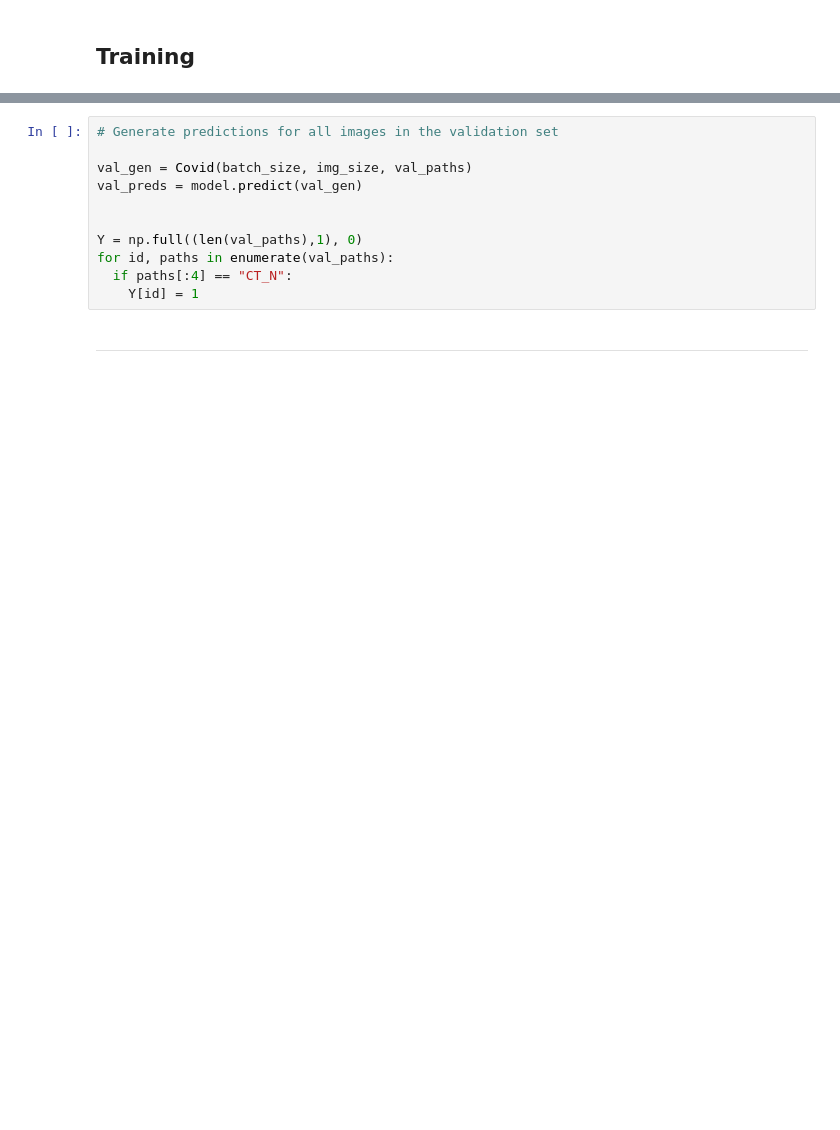
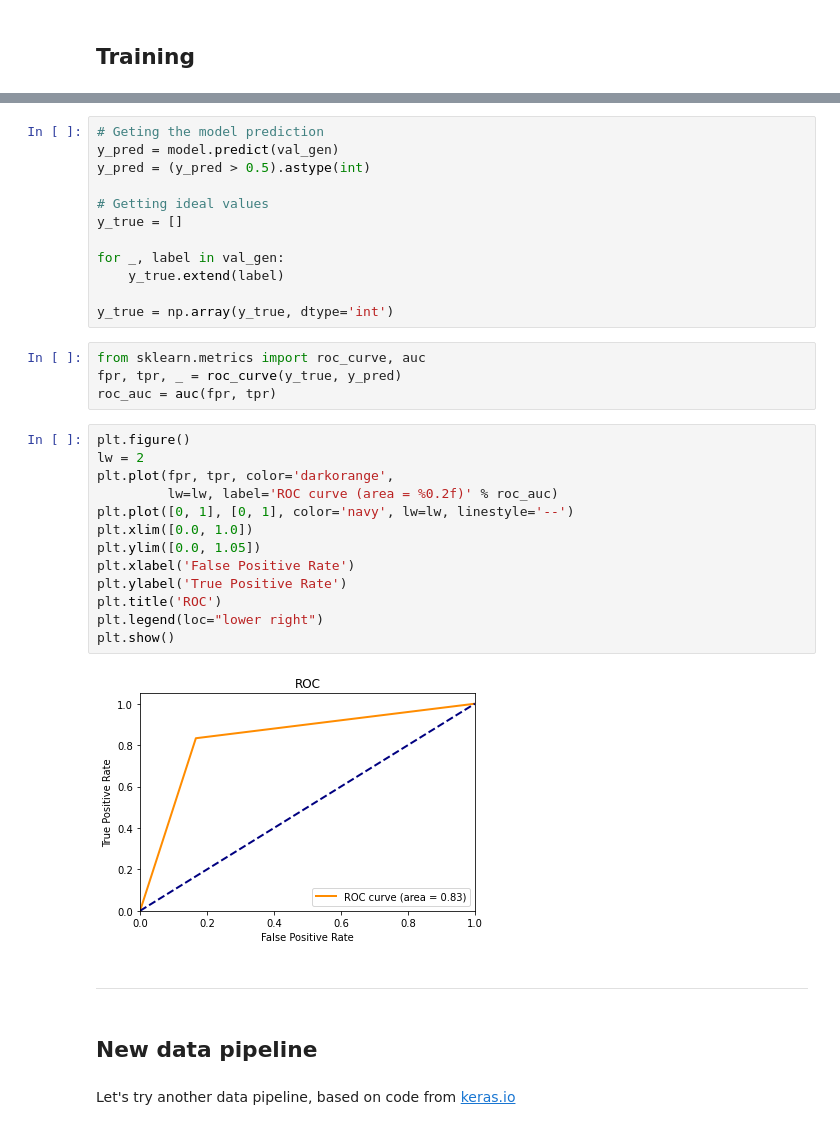
Before and after one commit to coviseg/Baselines, a Jupyter notebook: ResNet50 Baseline.ipynb, the cells around one changed output, grey strips where cells are left out. Cells and saved outputs as stored; diff of their text form; blank space fills up the shorter version.

```diff
--- a/ResNet50 Baseline.ipynb
+++ b/ResNet50 Baseline.ipynb
@@ -222,13 +214,37 @@ plt.show()
-# %%
-# Generate predictions for all images in the validation set
-
-val_gen = Covid(batch_size, img_size, val_paths)
-val_preds = model.predict(val_gen)
-
-
-Y = np.full((len(val_paths),1), 0)
-for id, paths in enumerate(val_paths):
-  if paths[:4] == "CT_N":
-    Y[id] = 1
+# %%
+# Geting the model prediction
+y_pred = model.predict(val_gen)
+y_pred = (y_pred > 0.5).astype(int)
+
+# Getting ideal values
+y_true = []
+
+for _, label in val_gen:
+    y_true.extend(label)
+
+y_true = np.array(y_true, dtype='int')
+# %%
+from sklearn.metrics import roc_curve, auc
+fpr, tpr, _ = roc_curve(y_true, y_pred)
+roc_auc = auc(fpr, tpr)
+# %%
+plt.figure()
+lw = 2
+plt.plot(fpr, tpr, color='darkorange',
+         lw=lw, label='ROC curve (area = %0.2f)' % roc_auc)
+plt.plot([0, 1], [0, 1], color='navy', lw=lw, linestyle='--')
+plt.xlim([0.0, 1.0])
+plt.ylim([0.0, 1.05])
+plt.xlabel('False Positive Rate')
+plt.ylabel('True Positive Rate')
+plt.title('ROC')
+plt.legend(loc="lower right")
+plt.show()
+# %% [output]
+[figure, added]
 # %% [markdown]
 -------------------------------------------
+# %% [markdown]
+## New data pipeline
+# %% [markdown]
+Let's try another data pipeline, based on code from [keras.io](https://keras.io/api/preprocessing/image/)
```
Also changed, not shown: parts of 23 cells of this notebook.
